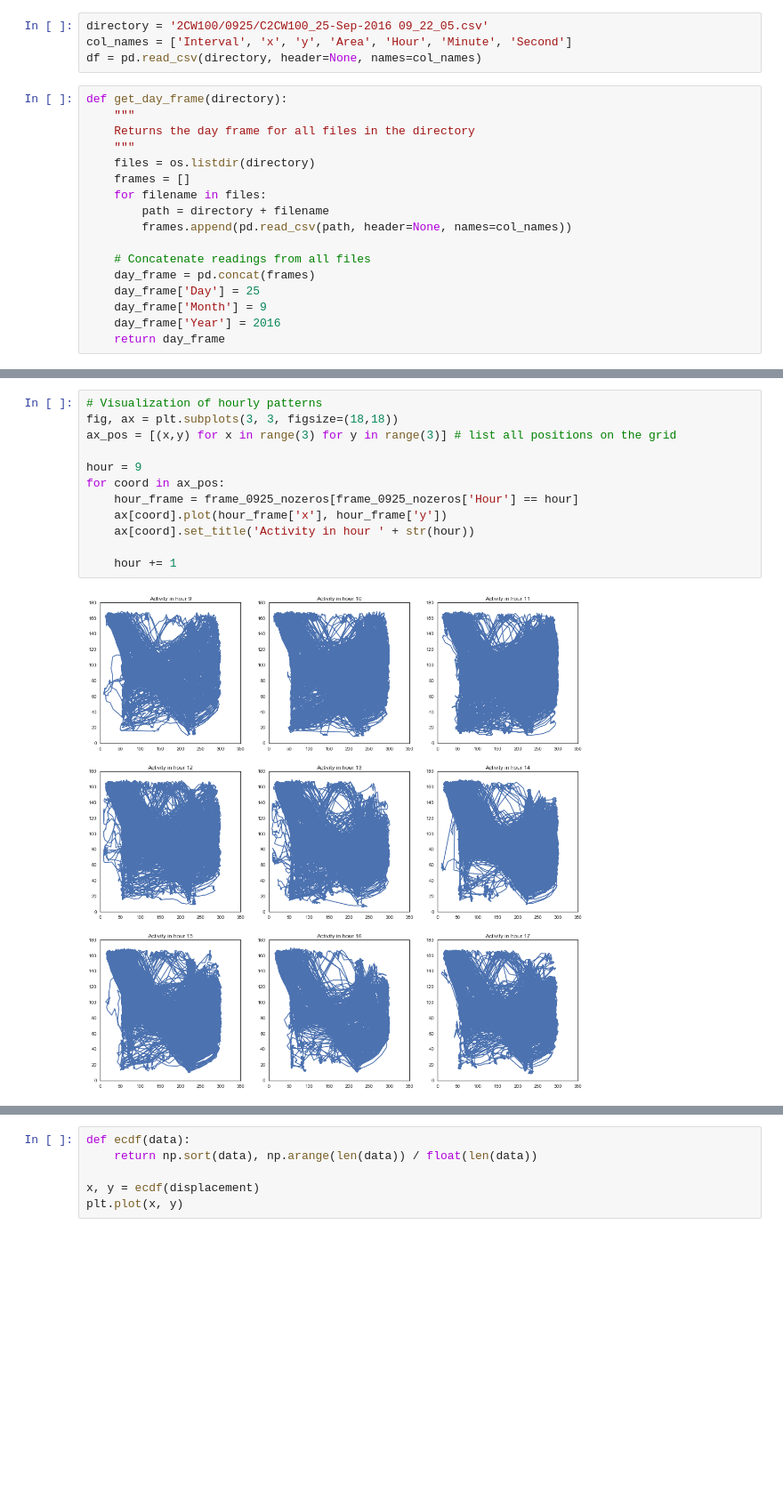
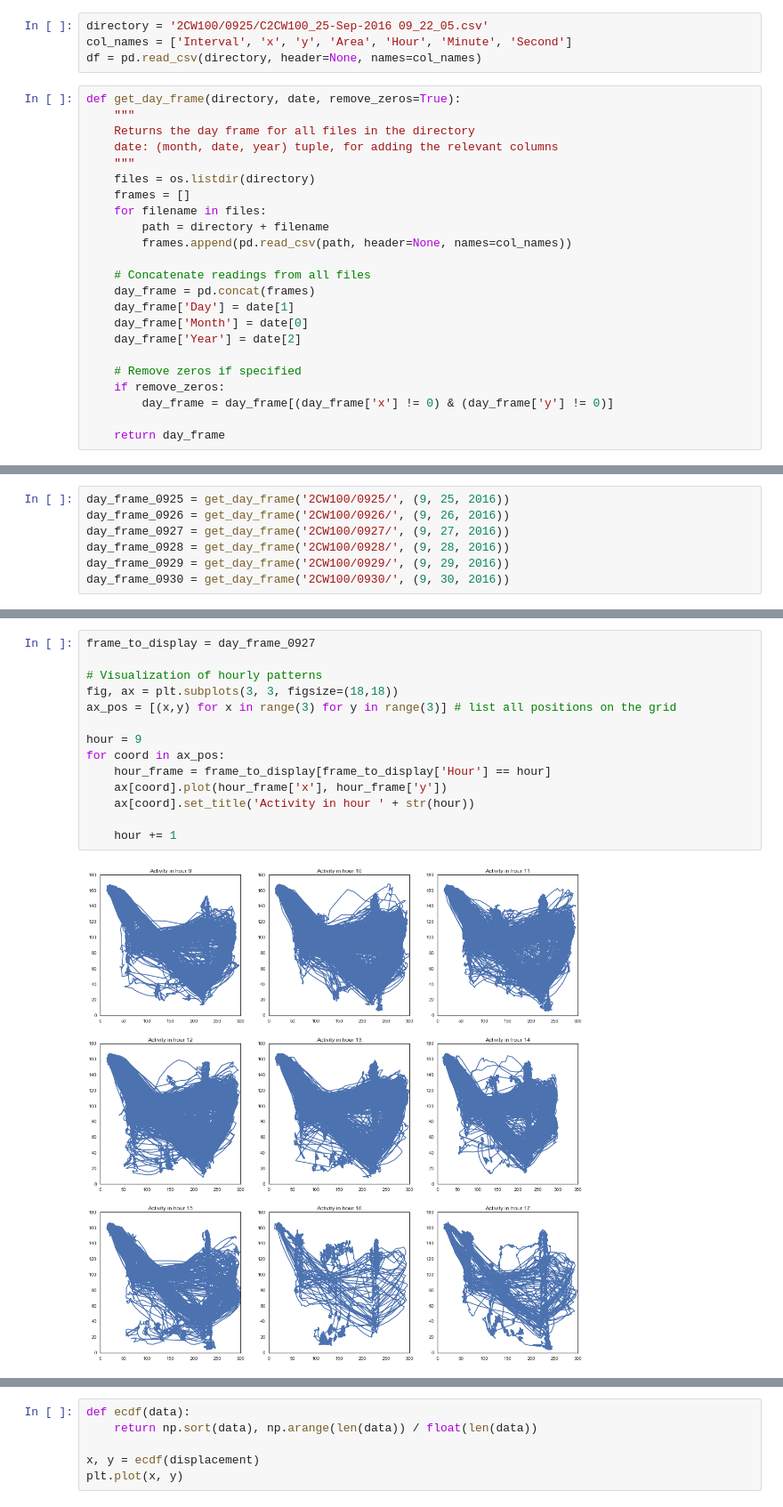
Before and after one commit to lmn93beo/Finch_Movement, a Jupyter notebook: Finch_Movement.ipynb, the cells around one changed output, grey strips where cells are left out. Shown at 89% size. Saved outputs shown, nothing was run; the diff lists cells and outputs as text; blank space fills up the shorter version.

```diff
--- a/Finch_Movement.ipynb
+++ b/Finch_Movement.ipynb
@@ -13,9 +13,10 @@ directory = '2CW100/0925/C2CW100_25-Sep-2016 09_22_05.csv'
 col_names = ['Interval', 'x', 'y', 'Area', 'Hour', 'Minute', 'Second']
 df = pd.read_csv(directory, header=None, names=col_names)
 # %%
-def get_day_frame(directory):
+def get_day_frame(directory, date, remove_zeros=True):
     """
     Returns the day frame for all files in the directory
+    date: (month, date, year) tuple, for adding the relevant columns
     """
     files = os.listdir(directory)
     frames = []
@@ -25,7 +26,12 @@ def get_day_frame(directory):
 
     # Concatenate readings from all files
     day_frame = pd.concat(frames)
-    day_frame['Day'] = 25
-    day_frame['Month'] = 9
-    day_frame['Year'] = 2016
+    day_frame['Day'] = date[1]
+    day_frame['Month'] = date[0]
+    day_frame['Year'] = date[2]
+
+    # Remove zeros if specified
+    if remove_zeros:
+        day_frame = day_frame[(day_frame['x'] != 0) & (day_frame['y'] != 0)]
+
     return day_frame
@@ -41,0 +38,7 @@ Index([u'index', u'Interval', u'x', u'y', u'Area', u'Hour', u'Minute',
+# %%
+day_frame_0925 = get_day_frame('2CW100/0925/', (9, 25, 2016))
+day_frame_0926 = get_day_frame('2CW100/0926/', (9, 26, 2016))
+day_frame_0927 = get_day_frame('2CW100/0927/', (9, 27, 2016))
+day_frame_0928 = get_day_frame('2CW100/0928/', (9, 28, 2016))
+day_frame_0929 = get_day_frame('2CW100/0929/', (9, 29, 2016))
+day_frame_0930 = get_day_frame('2CW100/0930/', (9, 30, 2016))
@@ -54,15 +61,17 @@ def visualize_hour(hour):
 # %%
+frame_to_display = day_frame_0927
+
 # Visualization of hourly patterns
 fig, ax = plt.subplots(3, 3, figsize=(18,18))
 ax_pos = [(x,y) for x in range(3) for y in range(3)] # list all positions on the grid
 
 hour = 9
 for coord in ax_pos:
-    hour_frame = frame_0925_nozeros[frame_0925_nozeros['Hour'] == hour]
+    hour_frame = frame_to_display[frame_to_display['Hour'] == hour]
     ax[coord].plot(hour_frame['x'], hour_frame['y'])
     ax[coord].set_title('Activity in hour ' + str(hour))
 
     hour += 1
 # %% [output]
-[figure, old version]
+[figure, new version]
 # %%
```
Also changed, not shown: parts of 13 cells of this notebook.
